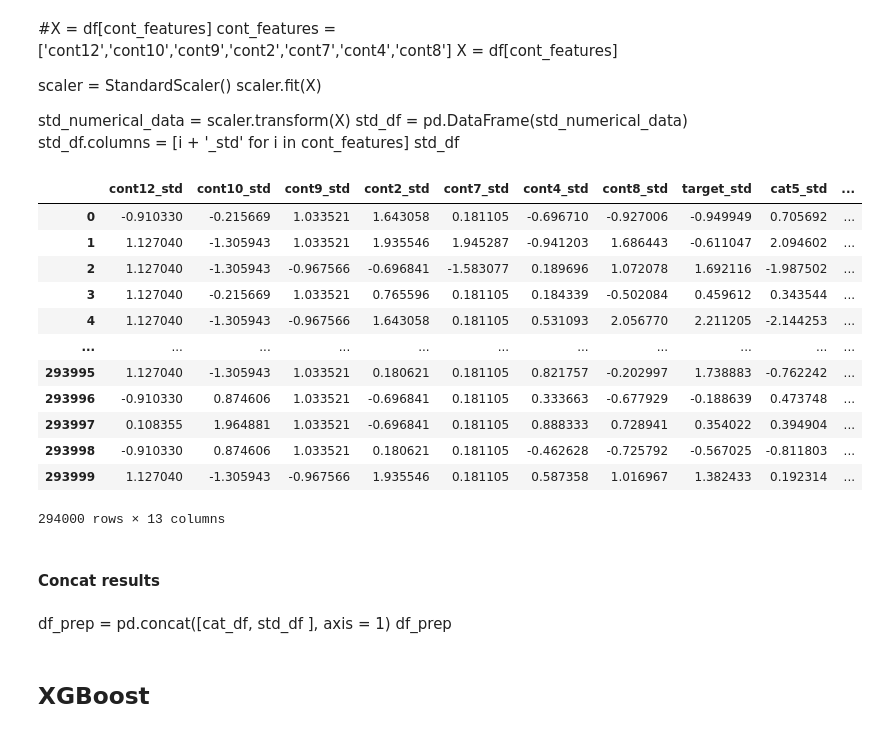
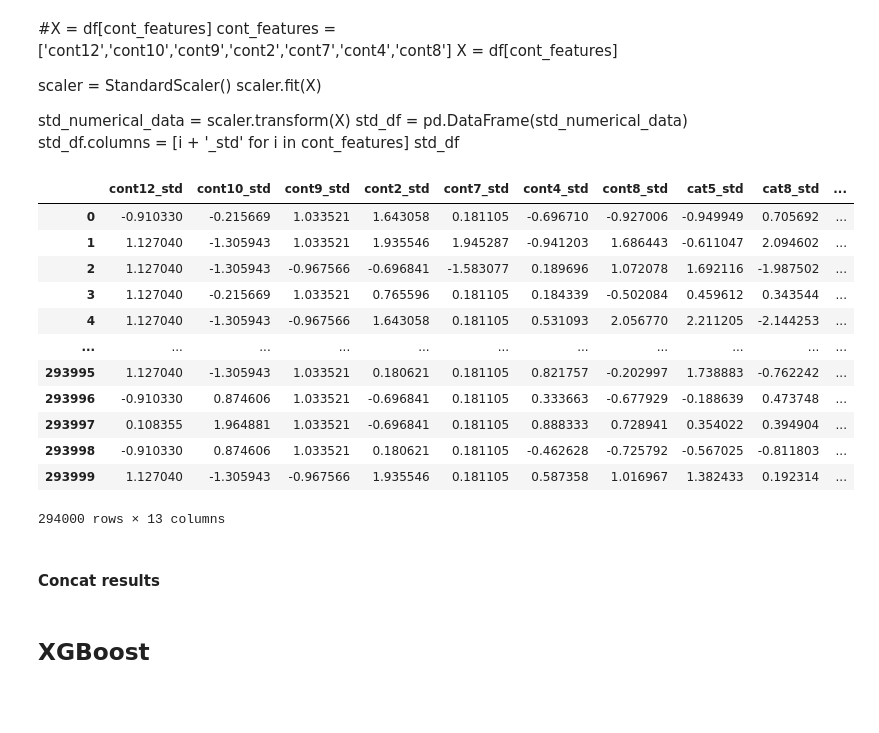
Before and after one commit to sjaureguimodo/kaggle-notebooks, a Jupyter notebook: house-pricing-competition.ipynb, the cells around one changed output. Drawn from its saved outputs; the diff is of its cells as text; code cells hidden in the pictures; blank space fills up the shorter version.

```diff
--- a/house-pricing-competition.ipynb
+++ b/house-pricing-competition.ipynb
@@ -436,7 +438,9 @@ sns.heatmap(correlation, annot = True, cmap = 'RdBu', vmin=-1, vmax=1)
 # %% [markdown]
 ### Numerics
 # %%
-num_features = ['cont12','cont10','cont9','cont2','cont7','cont4','cont8','target']
+num_features = ['cont12','cont10','cont9','cont2','cont7','cont4','cont8']
+# %%
+target = ['target']
 # %% [markdown]
 ### Categoricals
 # %%
@@ -446,7 +450,7 @@ cat_features = ['cat5','cat8','cat1','cat9','cat7']
 # %% [markdown]
 ## Dataset preparation
 # %%
-df_prep = df[cat_features + num_features]
+df_prep = df[cat_features + num_features + target]
 df_prep
 # %% [output]
 |  | cat5 | cat8 | cat1 | cat9 | cat7 | cont12 | cont10 | cont9 | cont2 | cont7 | cont4 | ... |
@@ -507,13 +509,13 @@ num_df = df_prep[num_features]
 # %%
 scaler = StandardScaler()
 scaler.fit(df_prep)
 
 df_prep = scaler.transform(df_prep)
 df_prep = pd.DataFrame(df_prep)
-df_prep.columns = [i + '_std' for i in num_features + cat_features]
+df_prep.columns = [i + '_std' for i in num_features + cat_features + target]
 df_prep
 # %% [output]
-|  | cont12_std | cont10_std | cont9_std | cont2_std | cont7_std | cont4_std | cont8_std | target_std | cat5_std | ... |
+|  | cont12_std | cont10_std | cont9_std | cont2_std | cont7_std | cont4_std | cont8_std | cat5_std | cat8_std | ... |
 | 0 | -0.910330 | -0.215669 | 1.033521 | 1.643058 | 0.181105 | -0.696710 | -0.927006 | -0.949949 | 0.705692 | ... |
 | 1 | 1.127040 | -1.305943 | 1.033521 | 1.935546 | 1.945287 | -0.941203 | 1.686443 | -0.611047 | 2.094602 | ... |
 | 2 | 1.127040 | -1.305943 | -0.967566 | -0.696841 | -1.583077 | 0.189696 | 1.072078 | 1.692116 | -1.987502 | ... |
@@ -528,11 +530,6 @@ df_prep
 294000 rows × 13 columns
 # %% [markdown]
 #### Concat results
-# %% [markdown]
-df_prep = pd.concat([cat_df,
-                     std_df
-                     ], axis = 1)
-df_prep
 # %%
 X = df_prep
 y = X.pop("target_std")
```
Also changed, not shown: parts of 18 cells of this notebook.
